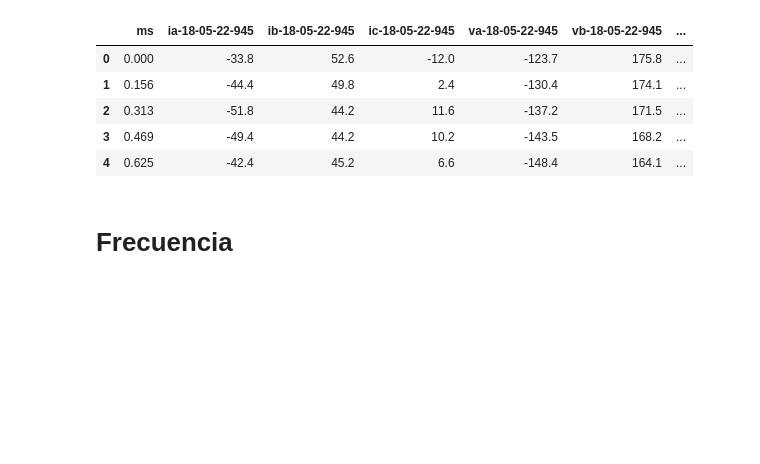
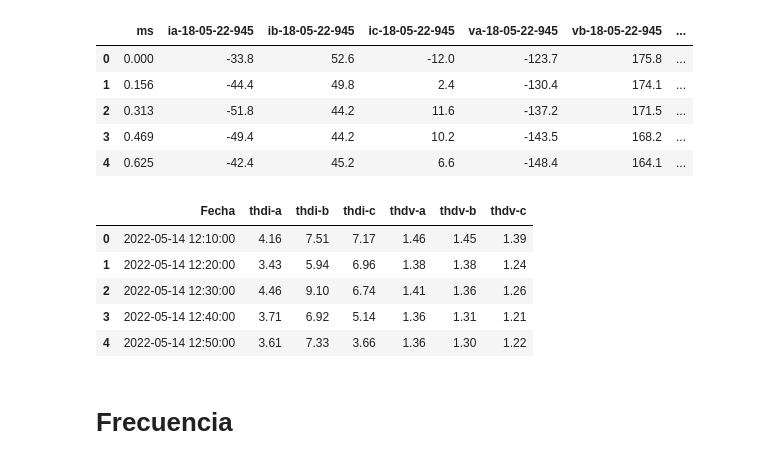
Before and after one commit to anghelcast/pqdata_samples, a Jupyter notebook: PQDATA_500KVA_FIME/PQDATA_500KVA.ipynb, the cells around one changed output. Drawn from its saved outputs; the diff is of its cells as text; code cells hidden in the pictures; blank space fills up the shorter version.

```diff
--- a/PQDATA_500KVA_FIME/PQDATA_500KVA.ipynb
+++ b/PQDATA_500KVA_FIME/PQDATA_500KVA.ipynb
@@ -71,6 +72,15 @@ df5.head()
 | 2 | 0.313 | -51.8 | 44.2 | 11.6 | -137.2 | 171.5 | ... |
 | 3 | 0.469 | -49.4 | 44.2 | 10.2 | -143.5 | 168.2 | ... |
 | 4 | 0.625 | -42.4 | 45.2 | 6.6 | -148.4 | 164.1 | ... |
+# %%
+df6.head()
+# %% [output]
+|  | Fecha | thdi-a | thdi-b | thdi-c | thdv-a | thdv-b | thdv-c |
+| 0 | 2022-05-14 12:10:00 | 4.16 | 7.51 | 7.17 | 1.46 | 1.45 | 1.39 |
+| 1 | 2022-05-14 12:20:00 | 3.43 | 5.94 | 6.96 | 1.38 | 1.38 | 1.24 |
+| 2 | 2022-05-14 12:30:00 | 4.46 | 9.10 | 6.74 | 1.41 | 1.36 | 1.26 |
+| 3 | 2022-05-14 12:40:00 | 3.71 | 6.92 | 5.14 | 1.36 | 1.31 | 1.21 |
+| 4 | 2022-05-14 12:50:00 | 3.61 | 7.33 | 3.66 | 1.36 | 1.30 | 1.22 |
 # %% [markdown]
 # Frecuencia
 # %%
```
Also changed, not shown: parts of 19 cells of this notebook.
